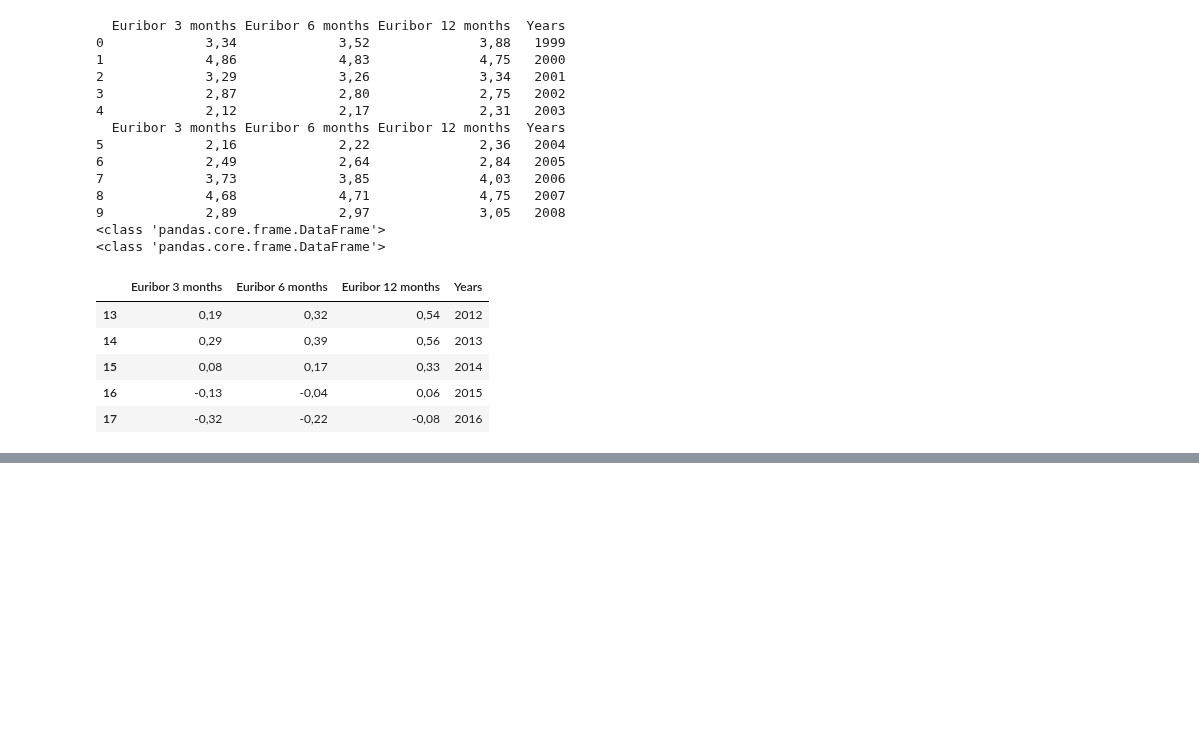
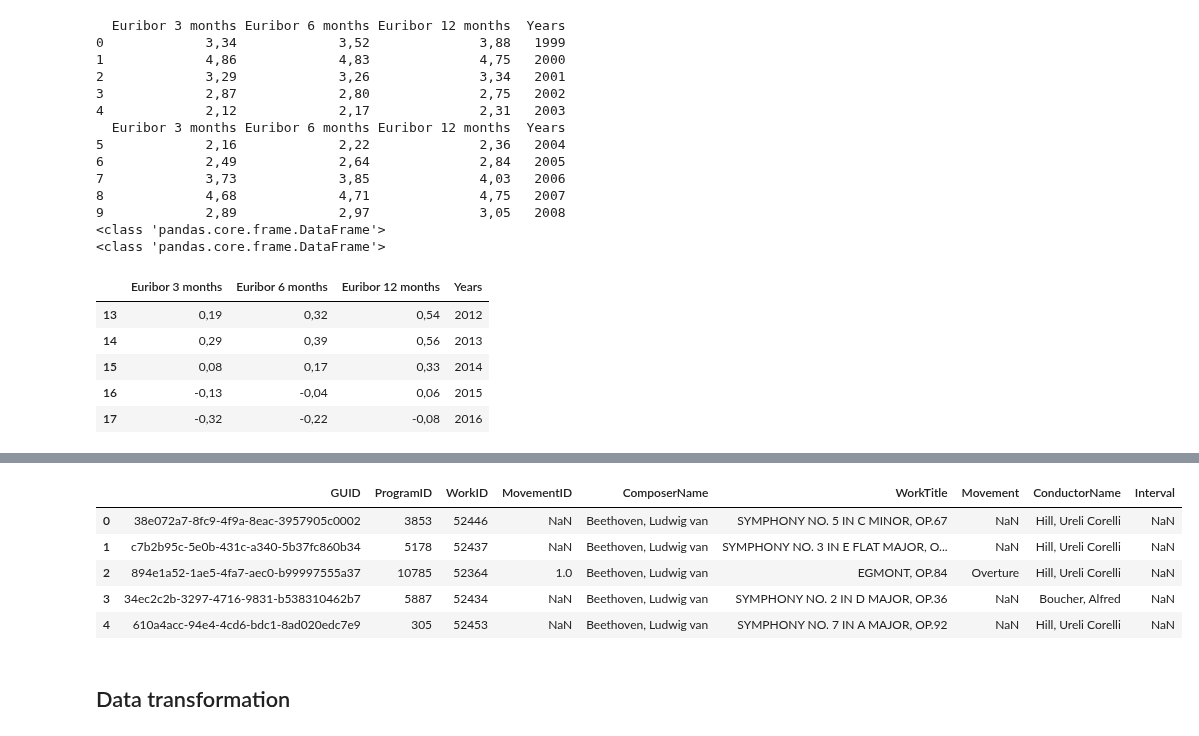
Before and after one commit to jnpicao/LDSSA-batch3-workspace, a Jupyter notebook: S02 - Data Wrangling/S02 - Data Wrangling - resumo.ipynb, the cells around one changed output, grey strips where cells are left out. Drawn from its saved outputs; the diff is of its cells as text; code cells hidden in the pictures; blank space fills up the shorter version.

```diff
--- a/S02 - Data Wrangling/S02 - Data Wrangling - resumo.ipynb
+++ b/S02 - Data Wrangling/S02 - Data Wrangling - resumo.ipynb
@@ -318,0 +327,3 @@ final_pd.head()
+# %%
+works = pd.read_csv('.\BLU02 - Advanced Wrangling\data\works.csv')
+concerts = pd.read_csv('./BLU02 - Advanced Wrangling/data/concerts.csv')
@@ -318,0 +347,11 @@ final_pd.head()
+# %%
+works.head()
+# %% [output]
+|  | GUID | ProgramID | WorkID | MovementID | ComposerName | WorkTitle | Movement | ConductorName | Interval |
+| 0 | 38e072a7-8fc9-4f9a-8eac-3957905c0002 | 3853 | 52446 | NaN | Beethoven, Ludwig van | SYMPHONY NO. 5 IN C MINOR, OP.67 | NaN | Hill, Ureli Corelli | NaN |
+| 1 | c7b2b95c-5e0b-431c-a340-5b37fc860b34 | 5178 | 52437 | NaN | Beethoven, Ludwig van | SYMPHONY NO. 3 IN E FLAT MAJOR, O... | NaN | Hill, Ureli Corelli | NaN |
+| 2 | 894e1a52-1ae5-4fa7-aec0-b99997555a37 | 10785 | 52364 | 1.0 | Beethoven, Ludwig van | EGMONT, OP.84 | Overture | Hill, Ureli Corelli | NaN |
+| 3 | 34ec2c2b-3297-4716-9831-b538310462b7 | 5887 | 52434 | NaN | Beethoven, Ludwig van | SYMPHONY NO. 2 IN D MAJOR, OP.36 | NaN | Boucher, Alfred | NaN |
+| 4 | 610a4acc-94e4-4cd6-bdc1-8ad020edc7e9 | 305 | 52453 | NaN | Beethoven, Ludwig van | SYMPHONY NO. 7 IN A MAJOR, OP.92 | NaN | Hill, Ureli Corelli | NaN |
+# %% [markdown]
+## Data transformation
```
Also changed, not shown: parts of 34 cells of this notebook, 1 other file.
